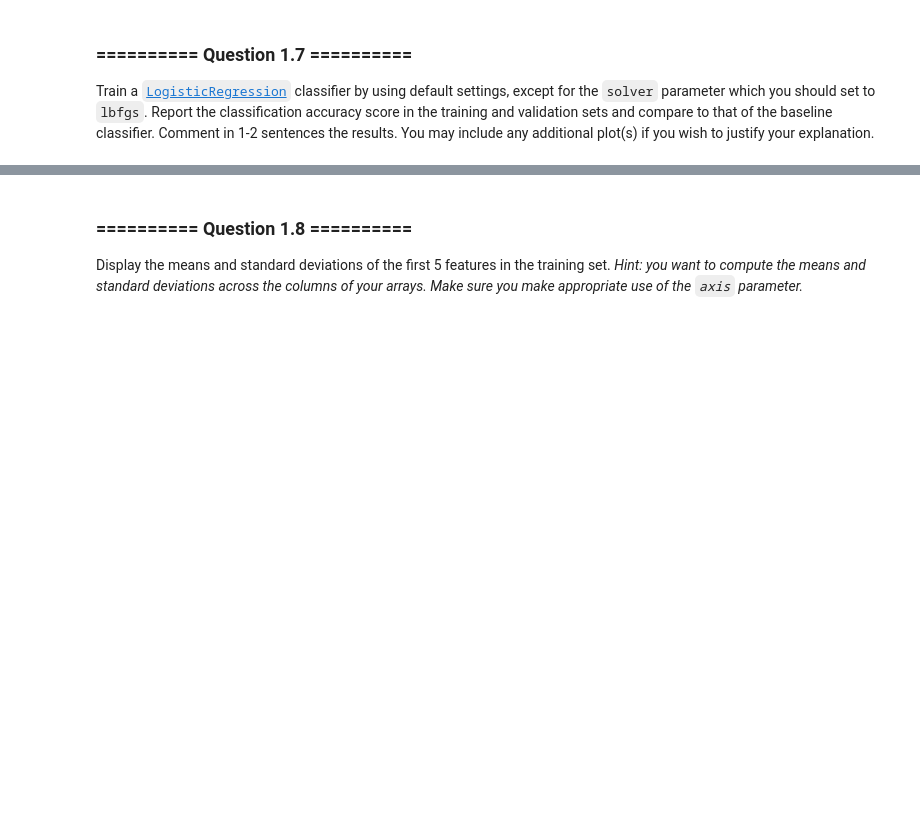
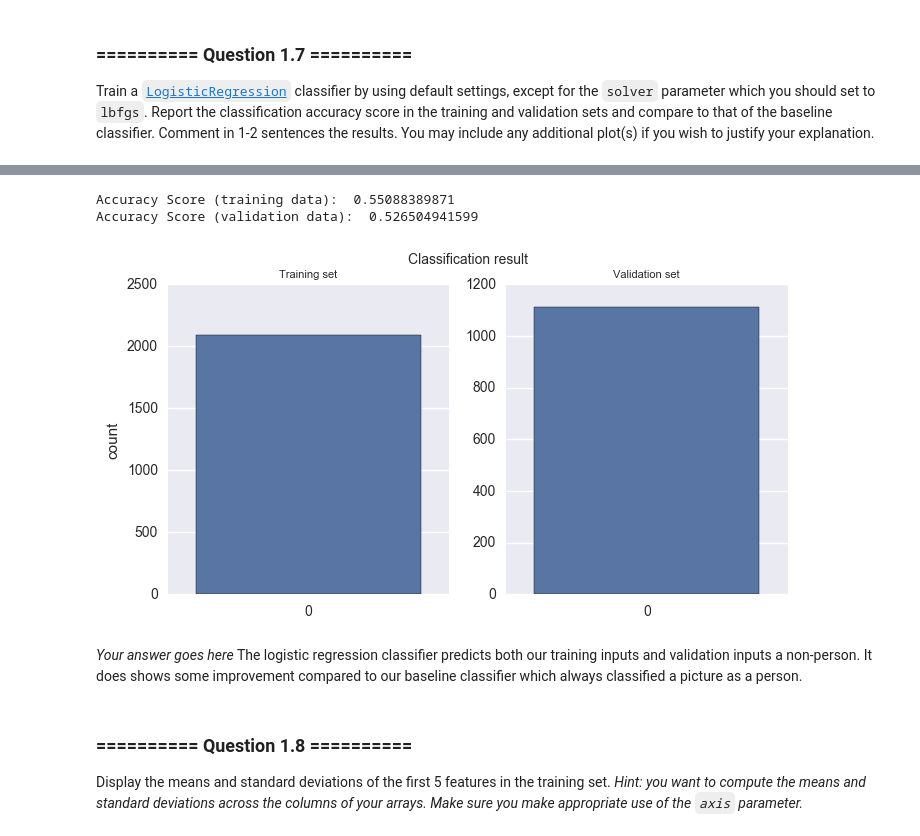
Before and after one commit to richardharmadi/iaml, a Jupyter notebook: 07_Assignment_3.ipynb, the cells around one changed output, grey strips where cells are left out. Cells and saved outputs as stored; diff of their text form; code cells hidden in the pictures; blank space fills up the shorter version.

```diff
--- a/07_Assignment_3.ipynb
+++ b/07_Assignment_3.ipynb
@@ -163,3 +188,28 @@ Train a [`LogisticRegression`](http://scikit-learn.org/0.17/modules/generated/sk
+# %%
+# Your code goes here
+clf = LogisticRegression(solver='lbfgs')
+clf.fit(X_tr,y_tr)
+
+print ('Accuracy Score (training data): ', clf.score(X_tr,y_tr))
+print ('Accuracy Score (validation data): ', clf.score(X_val,y_val))
+
+fig, (ax1, ax2) = plt.subplots(1,2, figsize=(8,4))
+sns.countplot(clf.predict(X_tr), ax=ax1)
+ax1.set_title('Training set', size=8)
+ax1.set_xlabel(' ')
+sns.countplot(clf.predict(X_val), ax=ax2)
+ax2.set_xlabel(' ')
+ax2.set_ylabel('')
+ax2.set_title('Validation set', size=8)
+fig.suptitle('Classification result', size=10)
+plt.show()
+# %% [output]
+Accuracy Score (training data):  0.55088389871
+Accuracy Score (validation data):  0.526504941599
+[figure, added]
+# %% [markdown]
+*Your answer goes here*
+The logistic regression classifier predicts both our training inputs and validation inputs a non-person. It does shows some improvement compared to our baseline classifier which always classified a picture as a person.
 # %% [markdown]
 ### ========== Question 1.8 ==========
 Display the means and standard deviations of the first 5 features in the training set. *Hint: you want to compute the means and standard deviations across the columns of your arrays. Make sure you make appropriate use of the `axis` parameter.*
```
Also changed, not shown: parts of 35 cells of this notebook, 1 other file.
